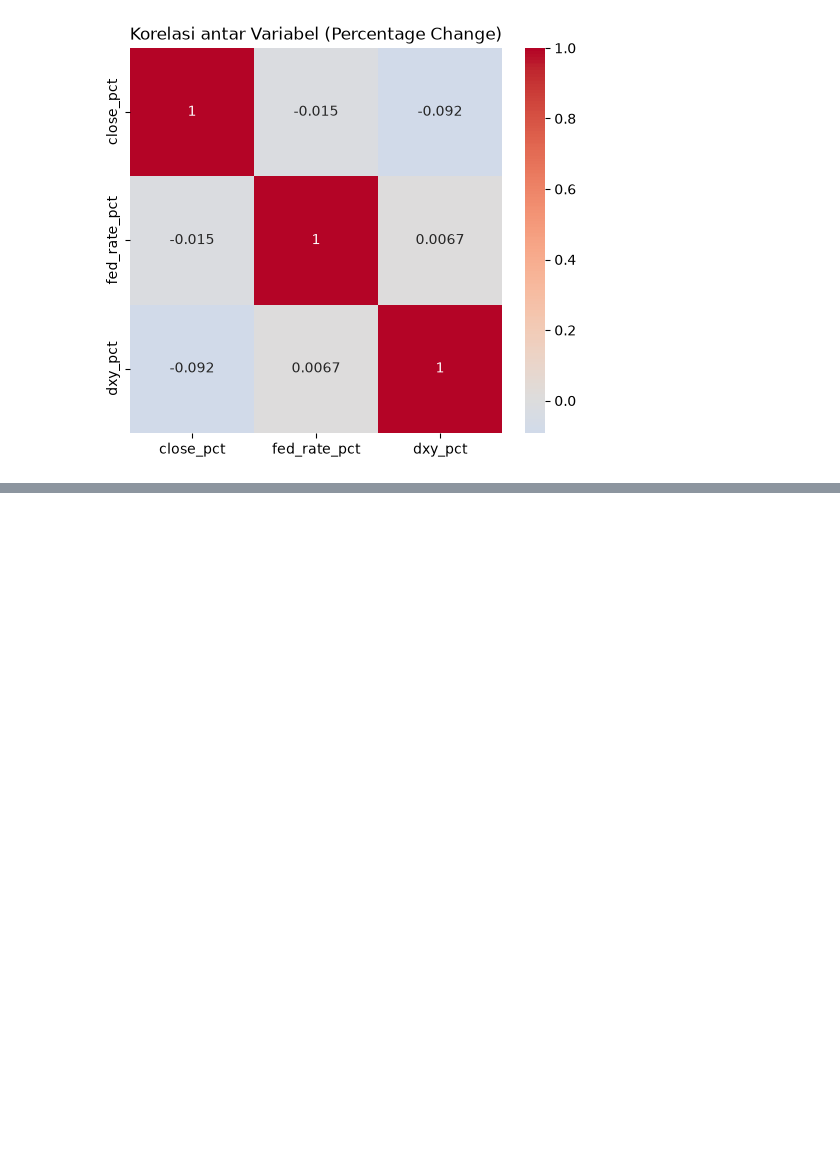
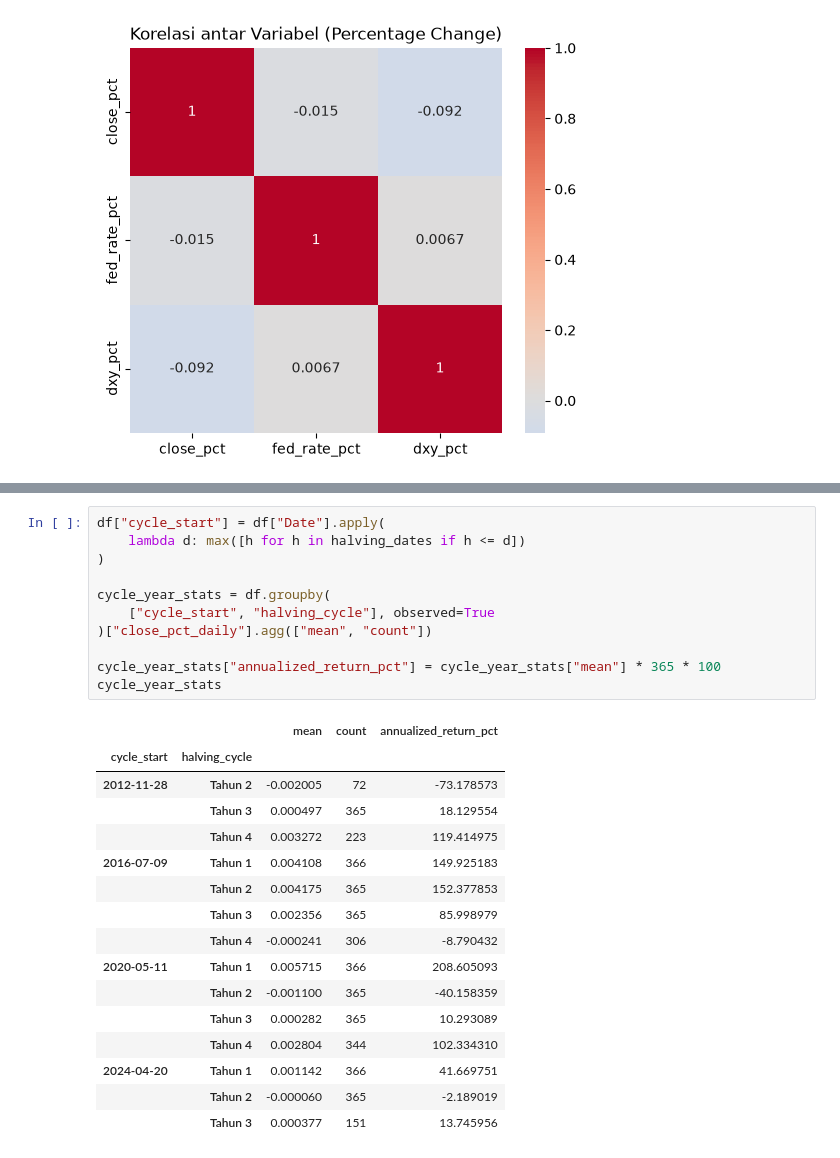
Before and after one commit to Raditxt/btc-market-analysis, a Jupyter notebook: notebooks/eda.ipynb, the cells around one changed output, grey strips where cells are left out. Drawn from its saved outputs; the diff is of its cells as text; blank space fills up the shorter version.

```diff
--- a/notebooks/eda.ipynb
+++ b/notebooks/eda.ipynb
@@ -332,0 +431,28 @@ Setelah dihitung dari percentage change (lebih stasioner, mencerminkan pergeraka
+# %%
+df["cycle_start"] = df["Date"].apply(
+    lambda d: max([h for h in halving_dates if h <= d])
+)
+
+cycle_year_stats = df.groupby(
+    ["cycle_start", "halving_cycle"], observed=True
+)["close_pct_daily"].agg(["mean", "count"])
+
+cycle_year_stats["annualized_return_pct"] = cycle_year_stats["mean"] * 365 * 100
+cycle_year_stats
+# %% [output]
+|  |  | mean | count | annualized_return_pct |
+| cycle_start | halving_cycle |  |  |  |
+| 2012-11-28 | Tahun 2 | -0.002005 | 72 | -73.178573 |
+|  | Tahun 3 | 0.000497 | 365 | 18.129554 |
+|  | Tahun 4 | 0.003272 | 223 | 119.414975 |
+| 2016-07-09 | Tahun 1 | 0.004108 | 366 | 149.925183 |
+|  | Tahun 2 | 0.004175 | 365 | 152.377853 |
+|  | Tahun 3 | 0.002356 | 365 | 85.998979 |
+|  | Tahun 4 | -0.000241 | 306 | -8.790432 |
+| 2020-05-11 | Tahun 1 | 0.005715 | 366 | 208.605093 |
+|  | Tahun 2 | -0.001100 | 365 | -40.158359 |
+|  | Tahun 3 | 0.000282 | 365 | 10.293089 |
+|  | Tahun 4 | 0.002804 | 344 | 102.334310 |
+| 2024-04-20 | Tahun 1 | 0.001142 | 366 | 41.669751 |
+|  | Tahun 2 | -0.000060 | 365 | -2.189019 |
+|  | Tahun 3 | 0.000377 | 151 | 13.745956 |
```
Also changed, not shown: parts of 19 cells of this notebook.
